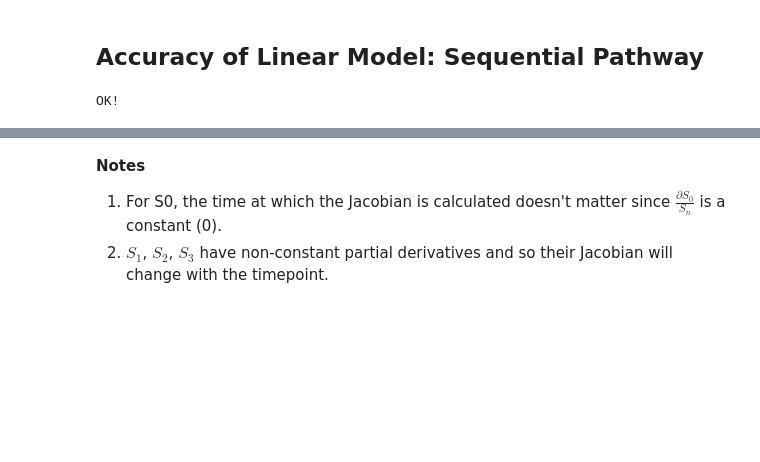
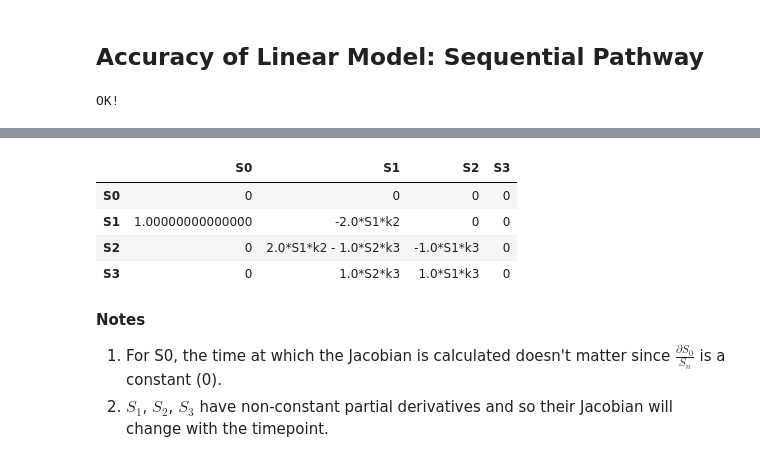
Before and after one commit to ModelEngineering/controlSBML, a Jupyter notebook: notebooks/LinearApproximations.ipynb, the cells around one changed output, grey strips where cells are left out. Drawn from its saved outputs; the diff is of its cells as text; code cells hidden in the pictures; blank space fills up the shorter version.

```diff
--- a/notebooks/LinearApproximations.ipynb
+++ b/notebooks/LinearApproximations.ipynb
@@ -165,3 +182,12 @@ for name in ["LINEAR_MDL", "NONLINEAR1_MDL", "NONLINEAR2_MDL"]:
+# %%
+symmath = SymmathSBML(NONLINEAR2_MDL)
+symmath.jacobian_df
+# %% [output]
+|  | S0 | S1 | S2 | S3 |
+| S0 | 0 | 0 | 0 | 0 |
+| S1 | 1.00000000000000 | -2.0*S1*k2 | 0 | 0 |
+| S2 | 0 | 2.0*S1*k2 - 1.0*S2*k3 | -1.0*S1*k3 | 0 |
+| S3 | 0 | 1.0*S2*k3 | 1.0*S1*k3 | 0 |
 # %% [markdown]
 **Notes**
 1. For S0, the time at which the Jacobian is calculated doesn't matter since $\frac {\partial S_0}{S_n}$ is a constant (0).
```
Also changed, not shown: parts of 14 cells of this notebook, 3 other files.
